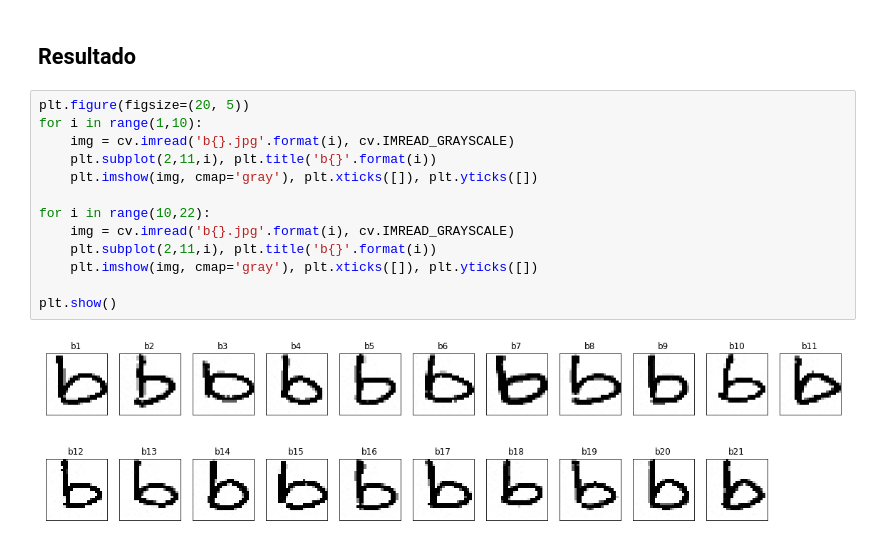
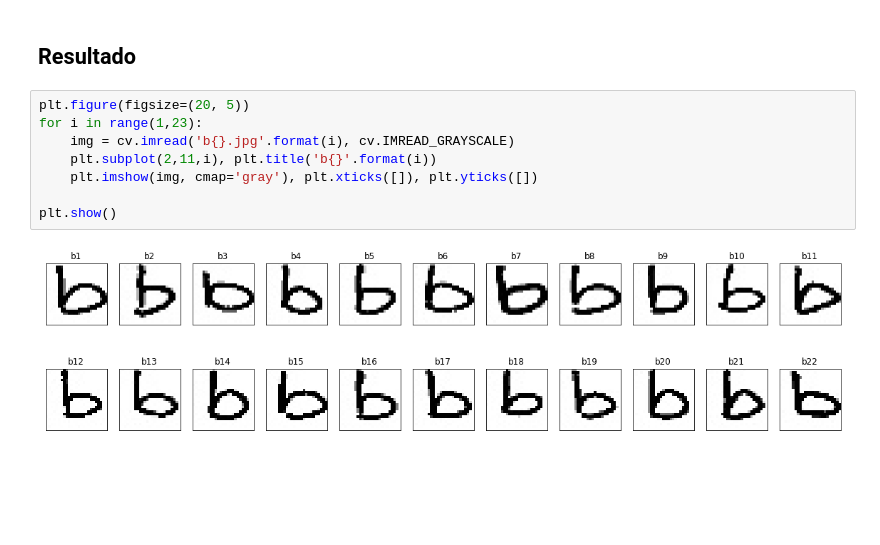
Before and after one commit to victorers1/DCA0204-ProcessamentoDigitalDeSinais, a Jupyter notebook: Unidade 3/Banco de Vogais para Treinamento.ipynb, the cells around one changed output. Drawn from its saved outputs; the diff is of its cells as text; blank space fills up the shorter version.

```diff
--- a/Unidade 3/Banco de Vogais para Treinamento.ipynb
+++ b/Unidade 3/Banco de Vogais para Treinamento.ipynb
@@ -180,18 +197,13 @@ for lin, col in centros:
 ## Resultado
 # %%
 plt.figure(figsize=(20, 5))
-for i in range(1,10):
-    img = cv.imread('b{}.jpg'.format(i), cv.IMREAD_GRAYSCALE)
-    plt.subplot(2,11,i), plt.title('b{}'.format(i))
-    plt.imshow(img, cmap='gray'), plt.xticks([]), plt.yticks([])
-
-for i in range(10,22):
+for i in range(1,23):
     img = cv.imread('b{}.jpg'.format(i), cv.IMREAD_GRAYSCALE)
     plt.subplot(2,11,i), plt.title('b{}'.format(i))
     plt.imshow(img, cmap='gray'), plt.xticks([]), plt.yticks([])
 
 plt.show()
 # %% [output]
-[figure, old version]
+[figure, new version]
 # %% [markdown]
 ## Outras letras
```
Also changed, not shown: parts of 12 cells of this notebook.
